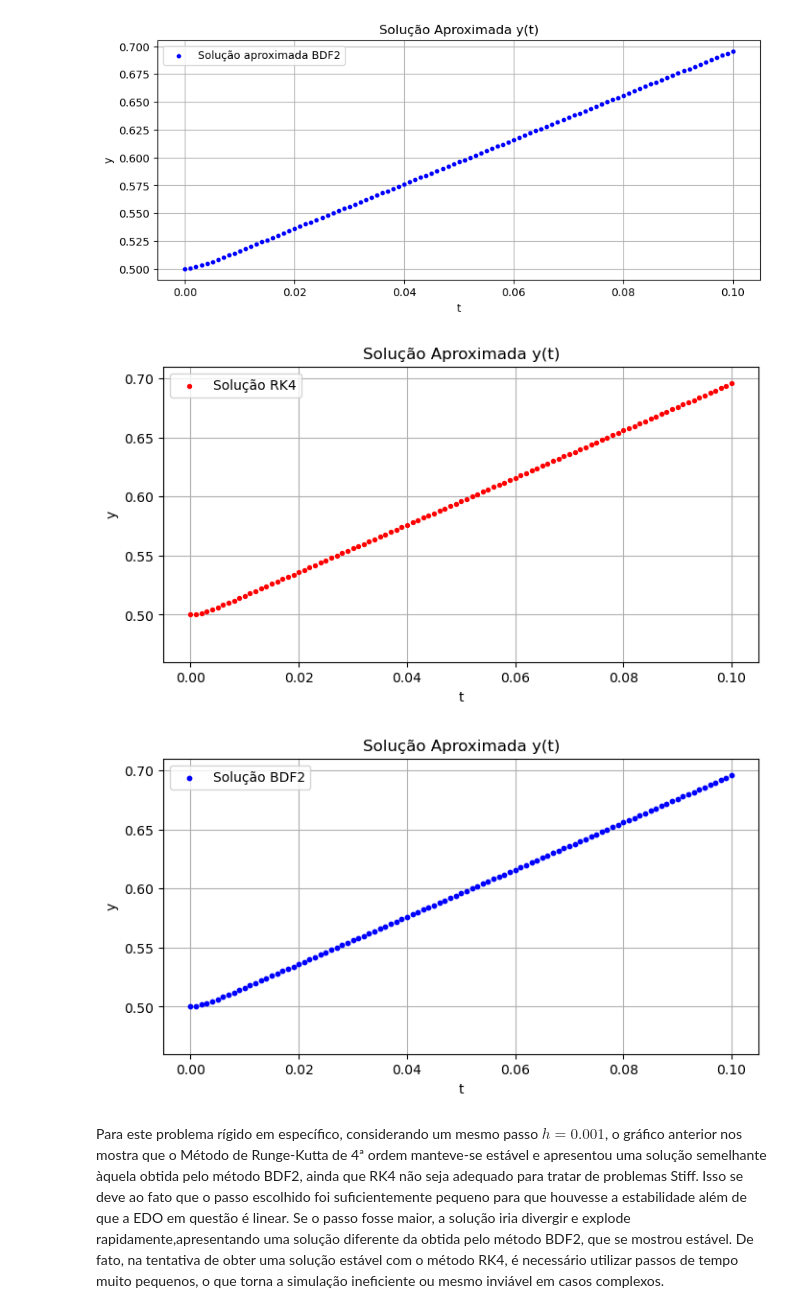
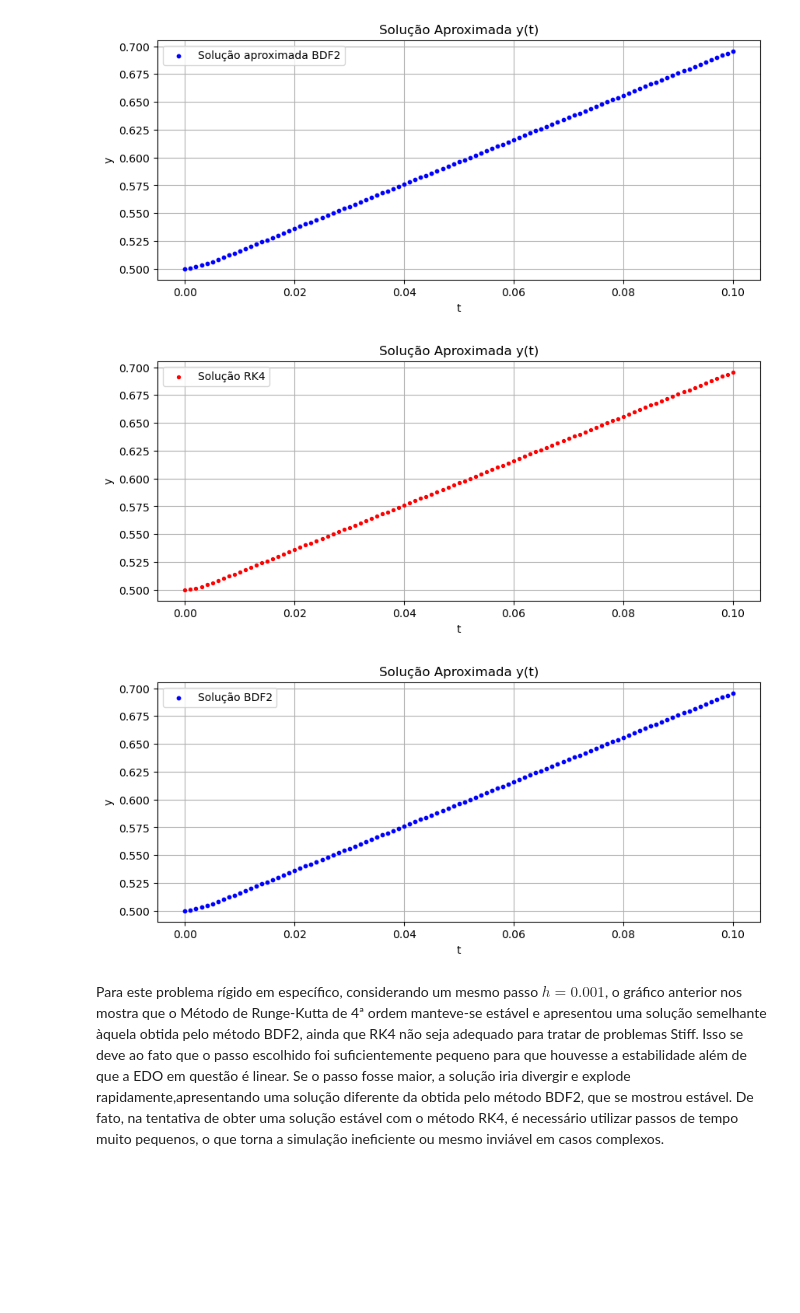
Before and after one commit to yapeansa/trabalho8_MN, a Jupyter notebook: EC_2.ipynb, the cells around one changed output. Cells and saved outputs as stored; diff of their text form; code cells hidden in the pictures; blank space fills up the shorter version.

```diff
--- a/EC_2.ipynb
+++ b/EC_2.ipynb
@@ -77,25 +77,23 @@ plt.show()
 # %%
 t_rk4, y_rk4 = rk4(t_0, t_f, y0, h)
 # %%
-plt.figure(figsize=(8, 4))
+plt.figure(figsize=(10, 4))
 # Plotando Solução aproximada
 t_l = np.linspace(0, 0.1, 100)
 plt.scatter(t_rk4, y_rk4, label='Solução RK4', color='red', marker='o', s=8, zorder=3)
-plt.ylim(0.46, 0.71)
 plt.title("Solução Aproximada y(t)")
 plt.xlabel("t")
 plt.ylabel("y")
 plt.grid(True)
 plt.legend()
 plt.show()
 # %% [output]
-[figure, old version]
+[figure, new version]
 # %%
-plt.figure(figsize=(8, 4))
+plt.figure(figsize=(10, 4))
 # Plotando Solução aproximada
 t_l = np.linspace(0, 0.1, 100)
 plt.scatter(t_bdf2, y_bdf2, label='Solução BDF2', color='blue', marker='o', s=10, zorder=3)
-plt.ylim(0.46, 0.71)
 plt.title("Solução Aproximada y(t)")
 plt.xlabel("t")
 plt.ylabel("y")
@@ -103,6 +101,6 @@ plt.grid(True)
 plt.legend()
 plt.show()
 # %% [output]
-[figure, old version]
+[figure, new version]
 # %% [markdown]
 Para este problema rígido em específico, considerando um mesmo passo $h = 0.001$, o gráfico anterior nos mostra que o Método de Runge-Kutta de 4ª ordem manteve-se estável e apresentou uma solução semelhante àquela obtida pelo método BDF2, ainda que RK4 não seja adequado para tratar de problemas Stiff. Isso se deve ao fato que o passo escolhido foi suficientemente pequeno para que houvesse a estabilidade além de que a EDO em questão é linear. Se o passo fosse maior, a solução iria divergir e explode rapidamente,apresentando uma solução diferente da obtida pelo método BDF2, que se mostrou estável. De fato, na tentativa de obter uma solução estável com o método RK4, é necessário utilizar passos de tempo muito pequenos, o que torna a simulação ineficiente ou mesmo inviável em casos complexos.
```
